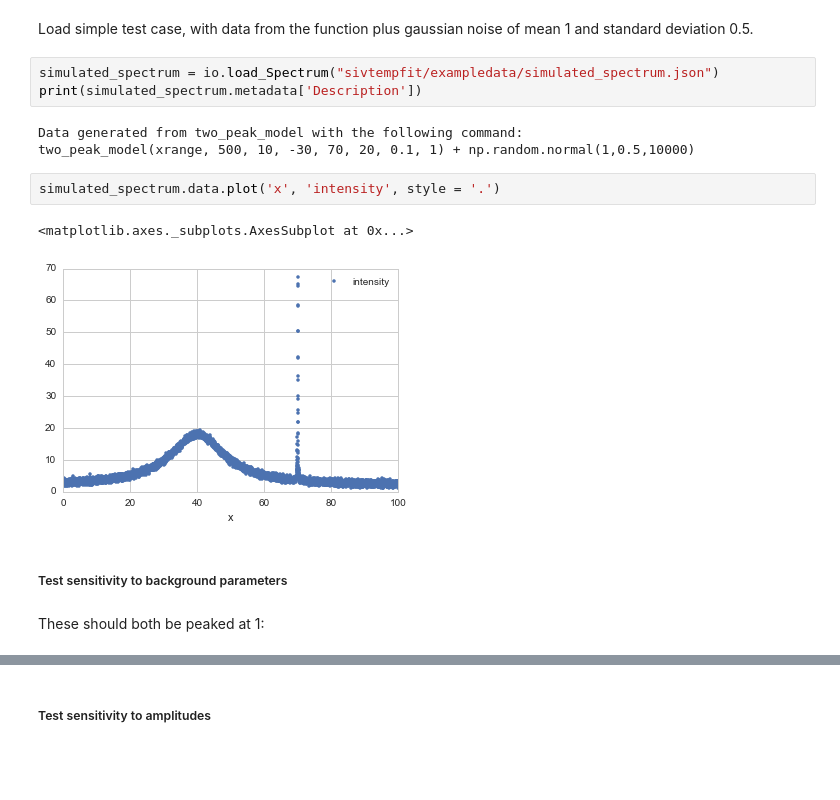
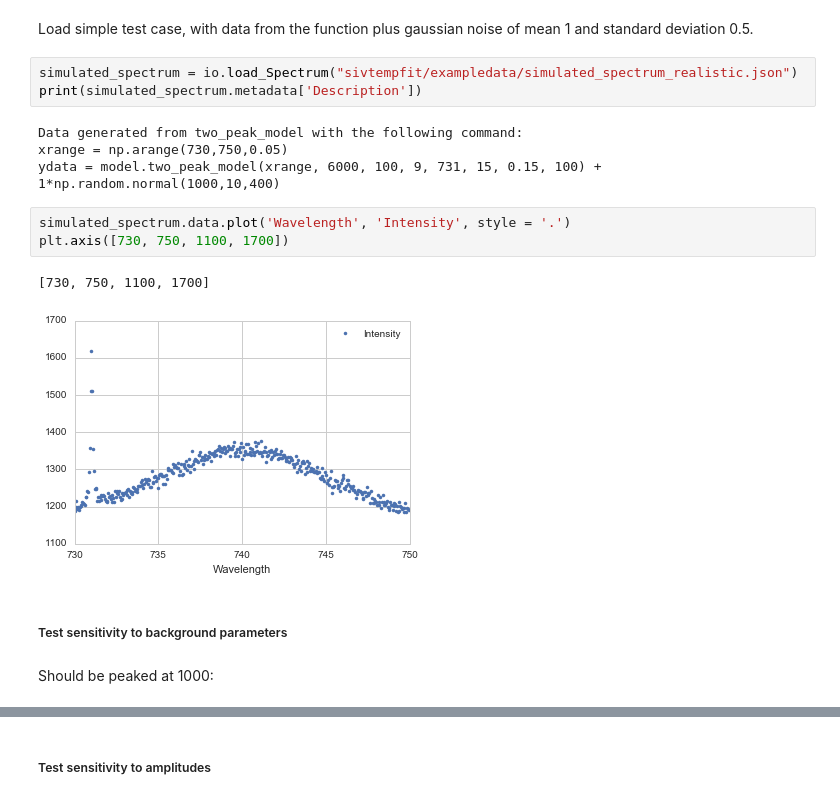
Before and after one commit to ruffinevans/sivtempfit, a Jupyter notebook: model-testing.ipynb, the cells around one changed output, grey strips where cells are left out. Drawn from its saved outputs; the diff is of its cells as text; blank space fills up the shorter version.

Commit message:
Updated model-development and model-testing Not sure if they are needed for the final project, but they are correct (if not complete) now. Also, minor updates to model.py to improve PEP8 compliance.

```diff
--- a/model-testing.ipynb
+++ b/model-testing.ipynb
@@ -40,17 +44,19 @@ Before we do the full monte carlo treatment, let's test that our likelihood func
 # %% [markdown]
 Load simple test case, with data from the function plus gaussian noise of mean 1 and standard deviation 0.5.
 # %%
-simulated_spectrum = io.load_Spectrum("sivtempfit/exampledata/simulated_spectrum.json")
+simulated_spectrum = io.load_Spectrum("sivtempfit/exampledata/simulated_spectrum_realistic.json")
 print(simulated_spectrum.metadata['Description'])
 # %% [output]
 Data generated from two_peak_model with the following command:
-two_peak_model(xrange, 500, 10, -30, 70, 20, 0.1, 1) + np.random.normal(1,0.5,10000)
+xrange = np.arange(730,750,0.05)
+ydata = model.two_peak_model(xrange, 6000, 100, 9, 731, 15, 0.15, 100) + 1*np.random.normal(1000,10,400)
-# %%
-simulated_spectrum.data.plot('x', 'intensity', style = '.')
-# %% [output]
-<matplotlib.axes._subplots.AxesSubplot at 0x...>
-[figure, removed]
+# %%
+simulated_spectrum.data.plot('Wavelength', 'Intensity', style = '.')
+plt.axis([730, 750, 1100, 1700])
+# %% [output]
+[730, 750, 1100, 1700]
+[figure, added]
 # %% [markdown]
 ##### Test sensitivity to background parameters
 # %% [markdown]
-These should both be peaked at 1:
+Should be peaked at 1000:
```
Also changed, not shown: parts of 29 cells of this notebook, 2 other files.
